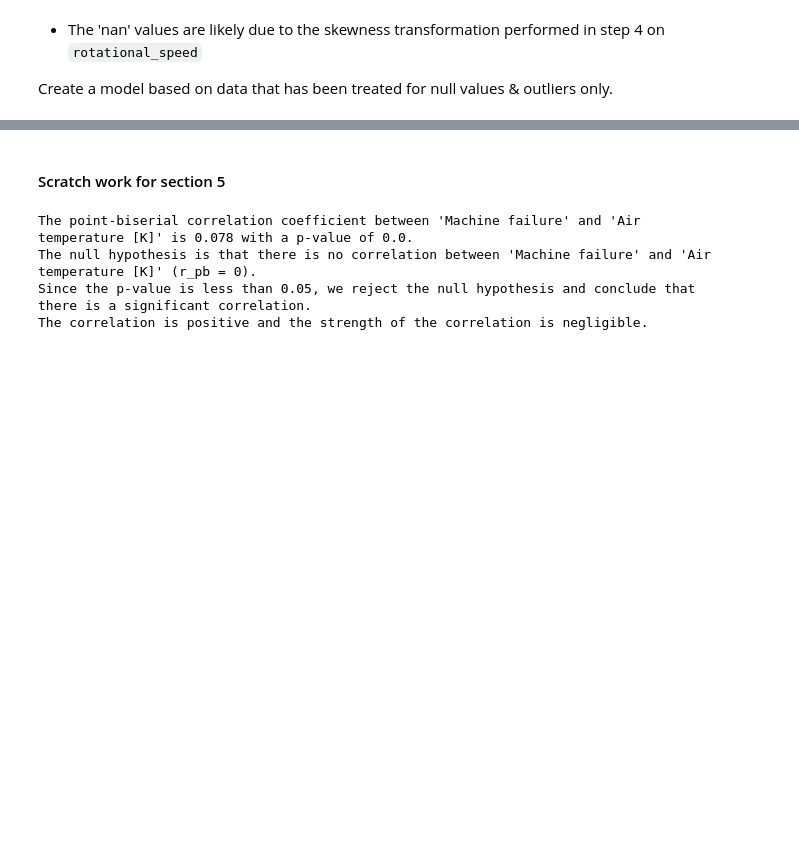
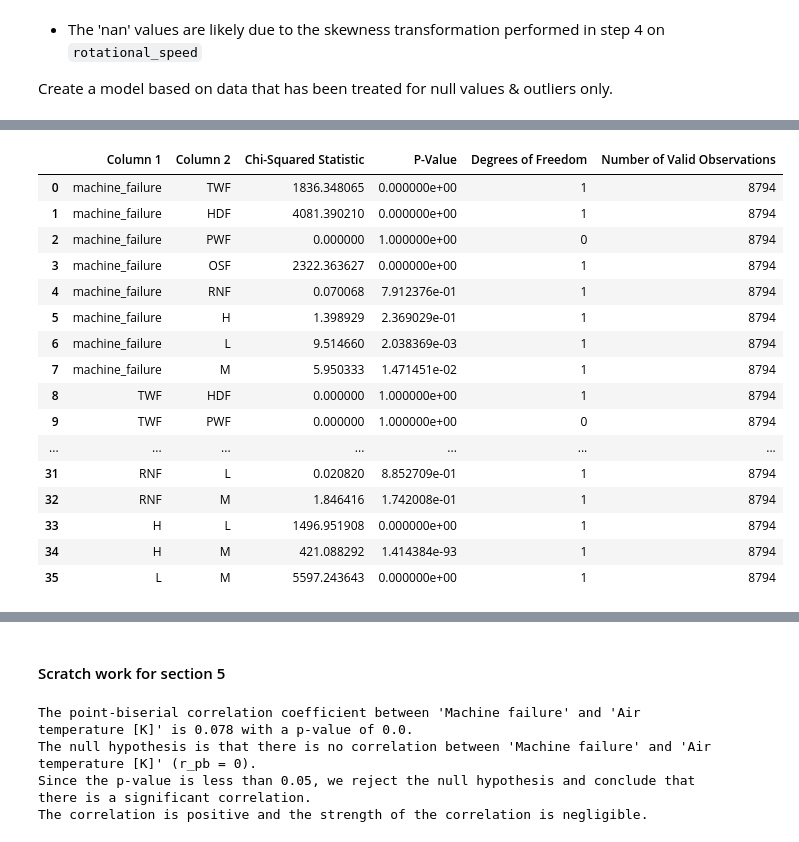
Before and after one commit to ManishKhurmi/exploratory-data-analysis---the-manufacturing-process768, a Jupyter notebook: Milestone_3 refactoring.ipynb, the cells around one changed output, grey strips where cells are left out. Cells and saved outputs as stored; diff of their text form; code cells hidden in the pictures; blank space fills up the shorter version.

```diff
--- a/Milestone_3 refactoring.ipynb
+++ b/Milestone_3 refactoring.ipynb
@@ -2290,0 +2288,18 @@ Checking for Collinearity: `L` vs `M`
+# %%
+#TODO: chi-squared test for the binary variables
+
+import scipy.stats as stats
+
+# Create a contingency table (example data)
+# data = [[30, 20], [40, 10]]  # Example data: [[Male, Female], [Like, Don't Like]]
+failure_data_step_5_collinearity_numeric = failure_data_step_5_collinearity.drop(['Type', 'UDI'], axis =1 )
+failure_data_step_5_collinearity_numeric.head(1)
+
+# # # Perform the Chi-Squared test
+# chi2_stat, p_val, dof, expected = stats.chi2_contingency(failure_data_step_5_collinearity_numeric)
+
+# # Print the results
+# print(f"Chi-Squared Statistic: {chi2_stat}")
+# print(f"P-Value: {p_val}")
+# print(f"Degrees of Freedom: {dof}")
+# print(f"Expected Frequencies:\n{expected}")
@@ -2290,0 +2309,67 @@ Checking for Collinearity: `L` vs `M`
+# %%
+import pandas as pd
+import itertools
+from scipy.stats import chi2_contingency
+
+# Assuming df is your DataFrame with binary variables
+# Replace 'df' with the actual name of your DataFrame
+df = failure_data_step_5_collinearity_numeric
+
+# Get the list of binary columns you want to test for collinearity
+binary_cols = ['machine_failure', 'TWF', 'HDF', 'PWF', 'OSF', 'RNF', 'H', 'L', 'M']
+
+# Store results in a list
+results = []
+
+# Loop through all combinations of columns
+for col1, col2 in itertools.combinations(binary_cols, 2):
+    try:
+        # Filter rows where both col1 and col2 are not NaN or invalid
+        valid_rows = df[[col1, col2]].dropna()
+
+        # Create a contingency table for the two columns
+        contingency_table = pd.crosstab(valid_rows[col1], valid_rows[col2])
+
+        # Perform the Chi-Squared test
+        chi2_stat, p_val, dof, expected = chi2_contingency(contingency_table)
+
+        # Get the number of valid observations (rows)
+        num_obs = len(valid_rows)
+
+        # Store the result in the list
+        results.append({
+            'Column 1': col1,
+            'Column 2': col2,
+            'Chi-Squared Statistic': chi2_stat,
+            'P-Value': p_val,
+            'Degrees of Freedom': dof,
+            'Number of Valid Observations': num_obs
+        })
+
+    except ValueError as e:
+        # Skip the combination if there is an error
+        print(f"Skipping combination {col1}, {col2} due to error: {e}")
+
+# Convert results to a DataFrame for easier viewing
+results_df = pd.DataFrame(results)
+
+# Display the results
+results_df
+# %% [output]
+|  | Column 1 | Column 2 | Chi-Squared Statistic | P-Value | Degrees of Freedom | Number of Valid Observations |
+| 0 | machine_failure | TWF | 1836.348065 | 0.000000e+00 | 1 | 8794 |
+| 1 | machine_failure | HDF | 4081.390210 | 0.000000e+00 | 1 | 8794 |
+| 2 | machine_failure | PWF | 0.000000 | 1.000000e+00 | 0 | 8794 |
+| 3 | machine_failure | OSF | 2322.363627 | 0.000000e+00 | 1 | 8794 |
+| 4 | machine_failure | RNF | 0.070068 | 7.912376e-01 | 1 | 8794 |
+| 5 | machine_failure | H | 1.398929 | 2.369029e-01 | 1 | 8794 |
+| 6 | machine_failure | L | 9.514660 | 2.038369e-03 | 1 | 8794 |
+| 7 | machine_failure | M | 5.950333 | 1.471451e-02 | 1 | 8794 |
+| 8 | TWF | HDF | 0.000000 | 1.000000e+00 | 1 | 8794 |
+| 9 | TWF | PWF | 0.000000 | 1.000000e+00 | 0 | 8794 |
+| ... | ... | ... | ... | ... | ... | ... |
+| 31 | RNF | L | 0.020820 | 8.852709e-01 | 1 | 8794 |
+| 32 | RNF | M | 1.846416 | 1.742008e-01 | 1 | 8794 |
+| 33 | H | L | 1496.951908 | 0.000000e+00 | 1 | 8794 |
+| 34 | H | M | 421.088292 | 1.414384e-93 | 1 | 8794 |
+| 35 | L | M | 5597.243643 | 0.000000e+00 | 1 | 8794 |
```
Also changed, not shown: parts of 37 cells of this notebook, 2 other files.
